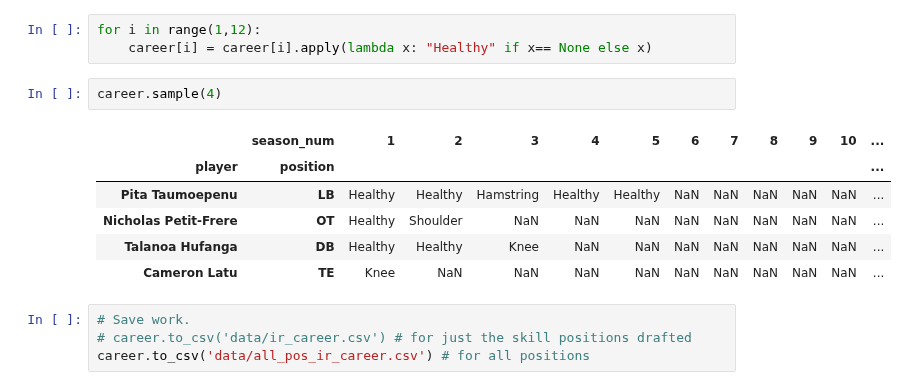
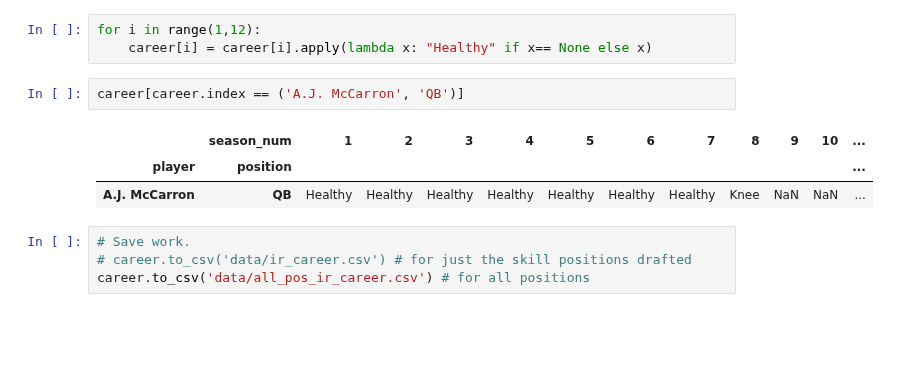
Before and after one commit to djboudia/Gridiron-Gurneys, a Jupyter notebook: 01_Problem_Formulation_Extraction.ipynb, the cells around one changed output. Drawn from its saved outputs; the diff is of its cells as text; blank space fills up the shorter version.

```diff
--- a/01_Problem_Formulation_Extraction.ipynb
+++ b/01_Problem_Formulation_Extraction.ipynb
@@ -523,14 +523,11 @@ I'm going to update each series (column) with Healthy if it spots a "None" value
 for i in range(1,12):
     career[i] = career[i].apply(lambda x: "Healthy" if x== None else x)
 # %%
-career.sample(4)
+career[career.index == ('A.J. McCarron', 'QB')]
 # %% [output]
 |  | season_num | 1 | 2 | 3 | 4 | 5 | 6 | 7 | 8 | 9 | 10 | ... |
 | player | position |  |  |  |  |  |  |  |  |  |  | ... |
-| Pita Taumoepenu | LB | Healthy | Healthy | Hamstring | Healthy | Healthy | NaN | NaN | NaN | NaN | NaN | ... |
-| Nicholas Petit-Frere | OT | Healthy | Shoulder | NaN | NaN | NaN | NaN | NaN | NaN | NaN | NaN | ... |
-| Talanoa Hufanga | DB | Healthy | Healthy | Knee | NaN | NaN | NaN | NaN | NaN | NaN | NaN | ... |
-| Cameron Latu | TE | Knee | NaN | NaN | NaN | NaN | NaN | NaN | NaN | NaN | NaN | ... |
+| A.J. McCarron | QB | Healthy | Healthy | Healthy | Healthy | Healthy | Healthy | Healthy | Knee | NaN | NaN | ... |
 # %%
 # Save work.
 # career.to_csv('data/ir_career.csv') # for just the skill positions drafted
```
Also changed, not shown: 2 other files.
